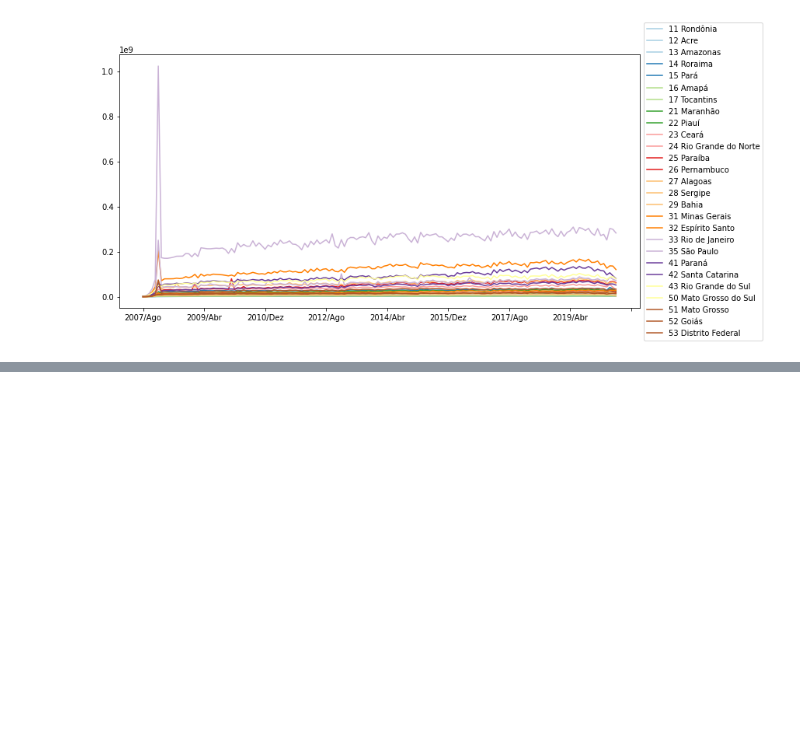
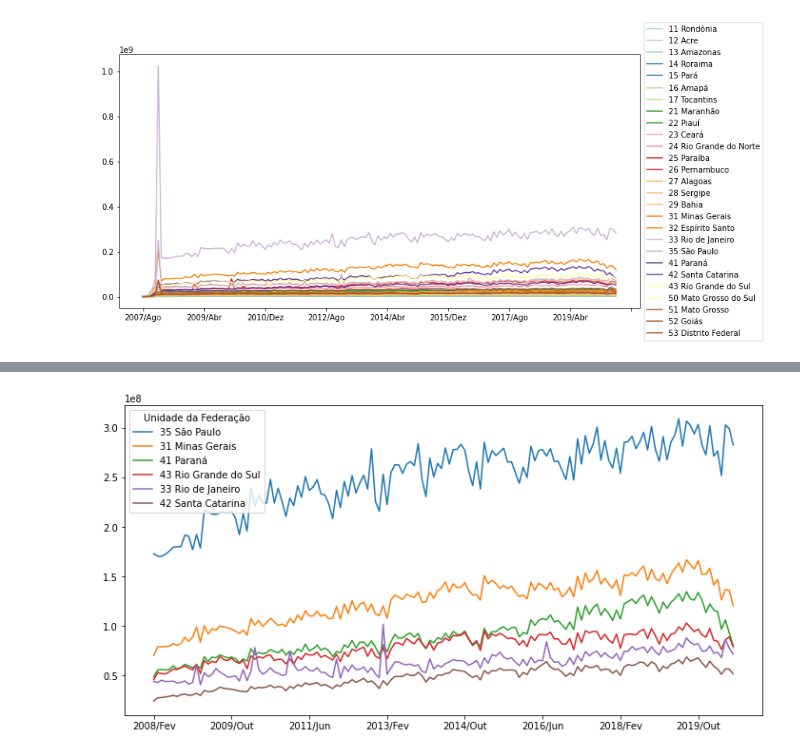
Before and after one commit to maikyramon/bootcamp, a Jupyter notebook: BootCampDataScienceAula1.ipynb, the cells around one changed output, grey strips where cells are left out. Drawn from its saved outputs; the diff is of its cells as text; code cells hidden in the pictures; blank space fills up the shorter version.

```diff
--- a/BootCampDataScienceAula1.ipynb
+++ b/BootCampDataScienceAula1.ipynb
@@ -215,0 +238,2 @@ Index(['11 Rondônia', '12 Acre', '13 Amazonas', '14 Roraima', '15 Pará'], dtyp
+# %%
+usaveis["Total"] = usaveis.sum(axis=1)
@@ -215,0 +258,20 @@ Index(['11 Rondônia', '12 Acre', '13 Amazonas', '14 Roraima', '15 Pará'], dtyp
+# %%
+#usaveis["Região"] = usaveis.index.str[0]
+#regioes = {1:'Norte', 2:'Nordeste', 3:'Sudeste', 4:'Sul', 5:'Centro-Oeste'}
+#type(regioes)
+
+#Atribui a cada número o nome correspondente no dicionário
+usaveis['Região'] = usaveis['Região'].map(lambda i: regioes[int(i)])
+#usaveis['Regiao'].map(lambda i: regioes[int(i)])
+# %%
+ordenado_total = usaveis.sort_values("Total", ascending=False)
+ordenado_total = ordenado_total.index[:5].tolist()
+
+#desafio: adicionar um novo estado de escolha aos 5 anteriores e cortar o inicio onde tem o pico de valores
+#ordenado_total.append("42 Santa Catarina")
+#ordenado_total["42 Santa Catarina"] = usaveis["42 Santa Catarina"]
+#seis_estados = usaveis.T[ordenado_total].plot(figsize=(12,6))
+#seis_estados = usaveis.drop("Total", axis=1)
+#seis_estados = seis_estados.T[ordenado_total][6:].plot(figsize=(12,6))
+# %% [output]
+[figure, added]
```
Also changed, not shown: parts of 5 cells of this notebook.
